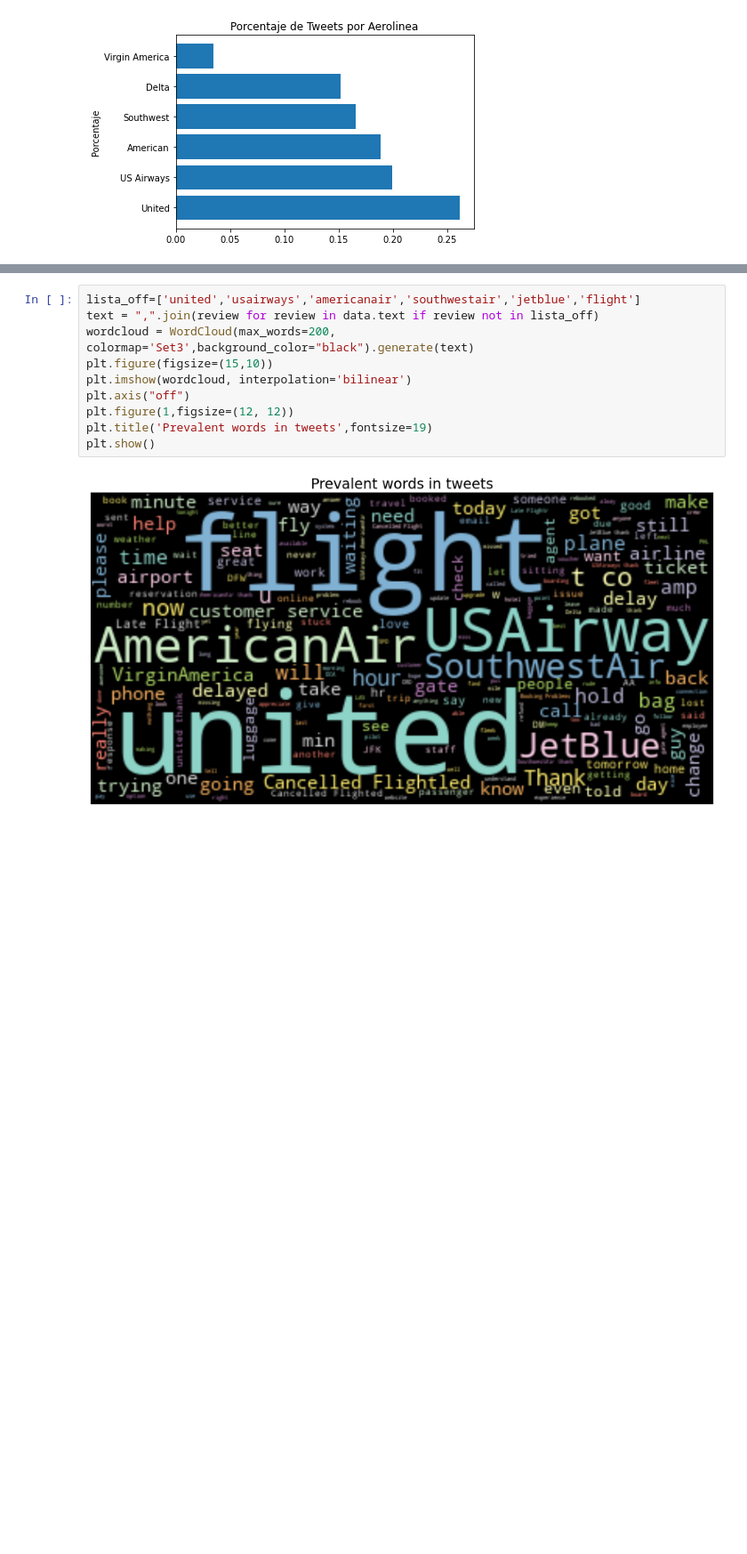
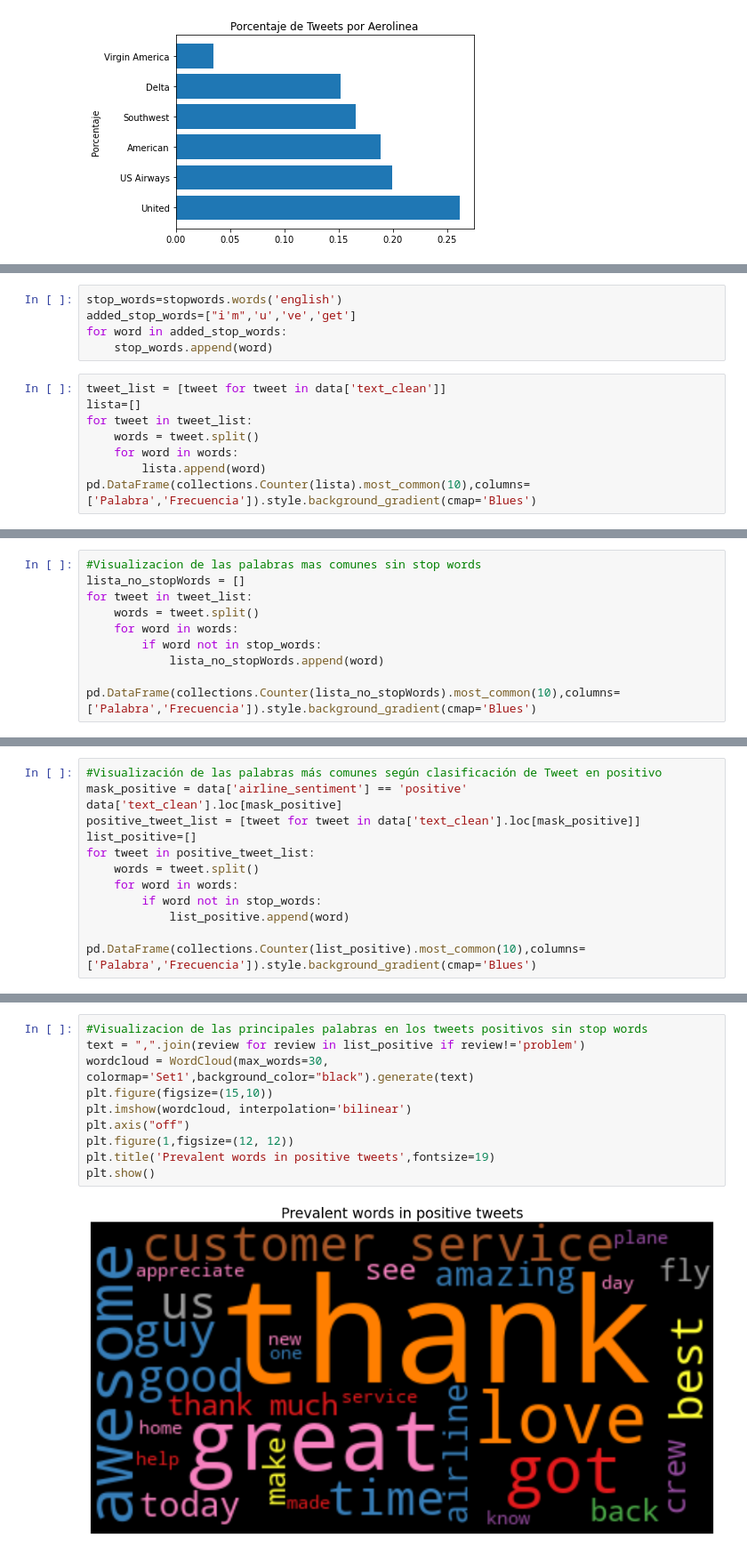
Before and after one commit to astach-DS/Tweets-Sentiment-Classification, a Jupyter notebook: Tweets.ipynb, the cells around one changed output, grey strips where cells are left out. Shown at 89% size. Drawn from its saved outputs; the diff is of its cells as text; blank space fills up the shorter version.

```diff
--- a/Tweets.ipynb
+++ b/Tweets.ipynb
@@ -78,0 +126,13 @@ Text(0.5, 0.98, 'Distribución de la Longitud de los Tweets')
+# %%
+stop_words=stopwords.words('english')
+added_stop_words=["i'm",'u','ve','get']
+for word in added_stop_words:
+    stop_words.append(word)
+# %%
+tweet_list = [tweet for tweet in data['text_clean']]
+lista=[]
+for tweet in tweet_list:
+    words = tweet.split()
+    for word in words:
+        lista.append(word)
+pd.DataFrame(collections.Counter(lista).most_common(10),columns=['Palabra','Frecuencia']).style.background_gradient(cmap='Blues')
@@ -78,0 +151,10 @@ Text(0.5, 0.98, 'Distribución de la Longitud de los Tweets')
+# %%
+#Visualizacion de las palabras mas comunes sin stop words
+lista_no_stopWords = []
+for tweet in tweet_list:
+    words = tweet.split()
+    for word in words:
+        if word not in stop_words:
+            lista_no_stopWords.append(word)
+
+pd.DataFrame(collections.Counter(lista_no_stopWords).most_common(10),columns=['Palabra','Frecuencia']).style.background_gradient(cmap='Blues')
@@ -78,0 +185,13 @@ Text(0.5, 0.98, 'Distribución de la Longitud de los Tweets')
+# %%
+#Visualización de las palabras más comunes según clasificación de Tweet en positivo
+mask_positive = data['airline_sentiment'] == 'positive'
+data['text_clean'].loc[mask_positive]
+positive_tweet_list = [tweet for tweet in data['text_clean'].loc[mask_positive]]
+list_positive=[]
+for tweet in positive_tweet_list:
+    words = tweet.split()
+    for word in words:
+        if word not in stop_words:
+            list_positive.append(word)
+
+pd.DataFrame(collections.Counter(list_positive).most_common(10),columns=['Palabra','Frecuencia']).style.background_gradient(cmap='Blues')
@@ -79,12 +210,12 @@ Text(0.5, 0.98, 'Distribución de la Longitud de los Tweets')
 # %%
-lista_off=['united','usairways','americanair','southwestair','jetblue','flight']
-text = ",".join(review for review in data.text if review not in lista_off)
-wordcloud = WordCloud(max_words=200, colormap='Set3',background_color="black").generate(text)
+#Visualizacion de las principales palabras en los tweets positivos sin stop words
+text = ",".join(review for review in list_positive if review!='problem')
+wordcloud = WordCloud(max_words=30, colormap='Set1',background_color="black").generate(text)
 plt.figure(figsize=(15,10))
 plt.imshow(wordcloud, interpolation='bilinear')
 plt.axis("off")
 plt.figure(1,figsize=(12, 12))
-plt.title('Prevalent words in tweets',fontsize=19)
+plt.title('Prevalent words in positive tweets',fontsize=19)
 plt.show()
 # %% [output]
-[figure, old version]
+[figure, new version]
```
Also changed, not shown: parts of 31 cells of this notebook.
